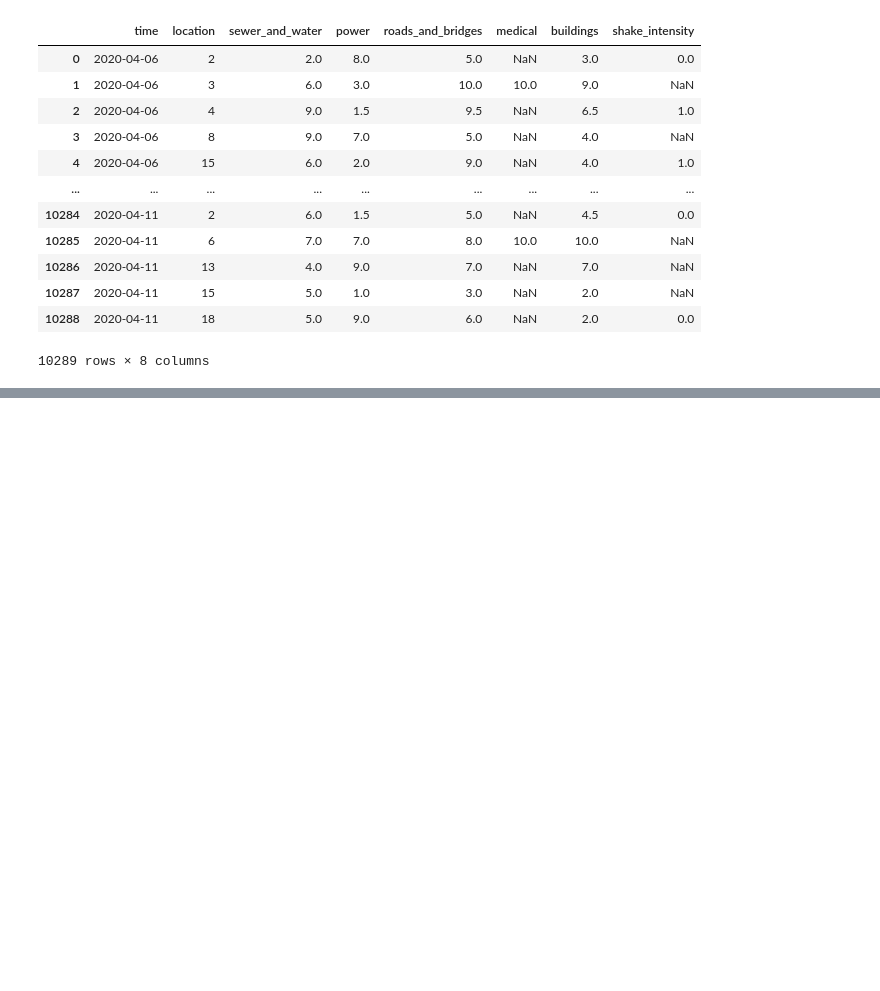
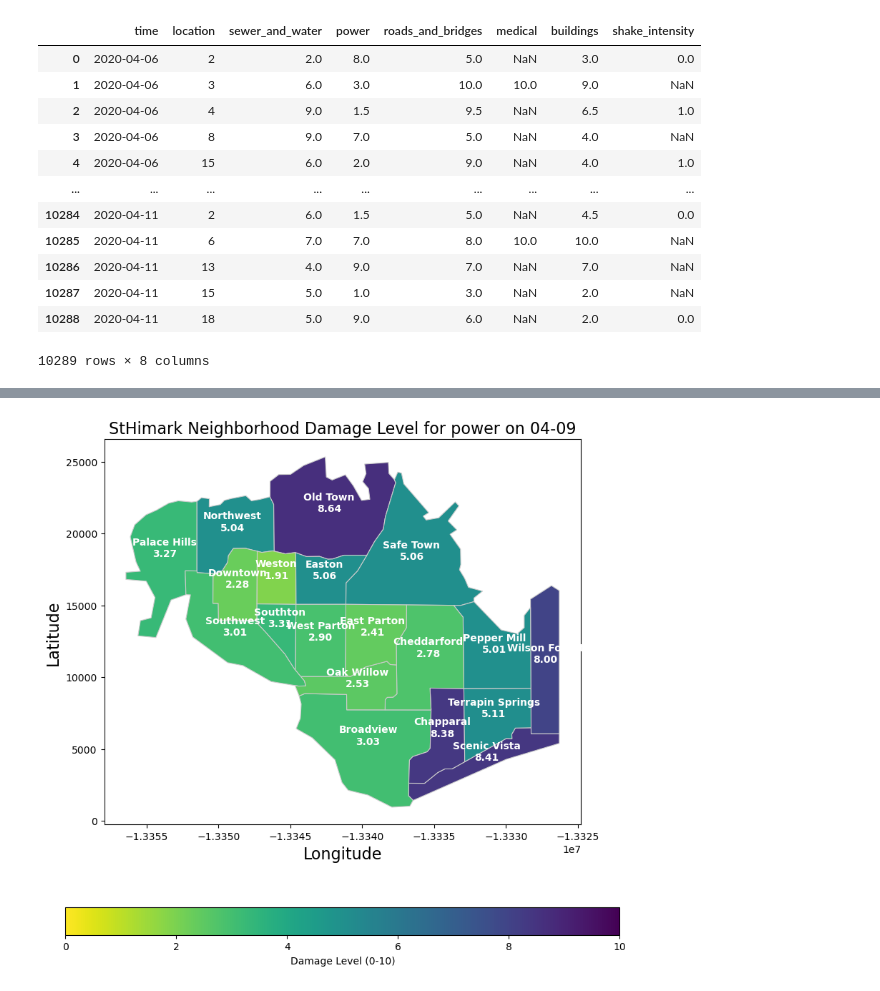
Before and after one commit to ssusnea/sds235-hw5, a Jupyter notebook: damage_report_vis_cleaned.ipynb, the cells around one changed output, grey strips where cells are left out. Saved outputs shown, nothing was run; the diff lists cells and outputs as text; code cells hidden in the pictures; blank space fills up the shorter version.

```diff
--- a/damage_report_vis_cleaned.ipynb
+++ b/damage_report_vis_cleaned.ipynb
@@ -166,0 +254,5 @@ fig.show()
+# %%
+# plot for power:
+plot_data_by_variable('04-09', 'power')
+# %% [output]
+[figure, added]
```
Also changed, not shown: parts of 7 cells of this notebook.
